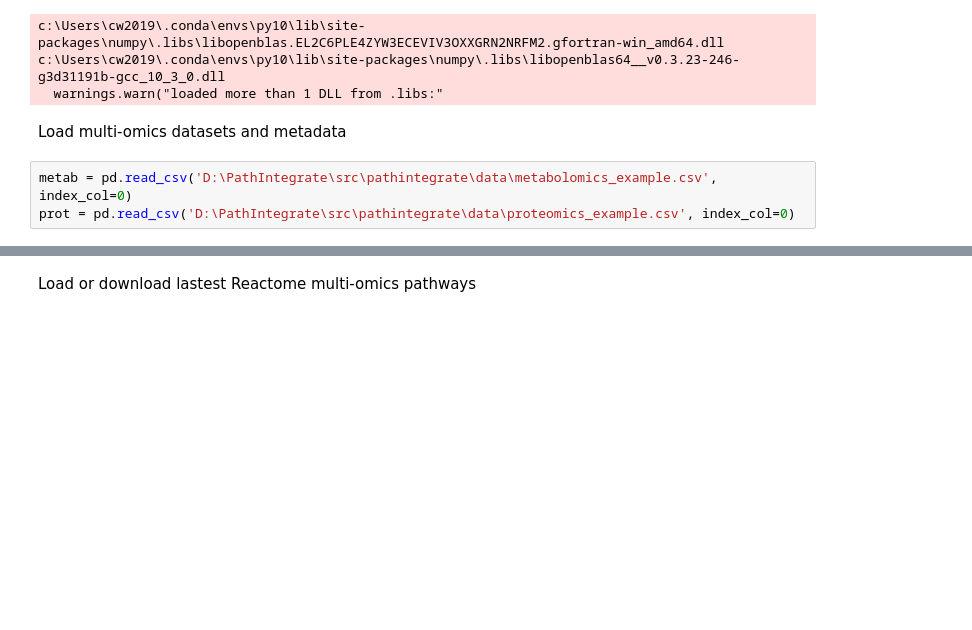
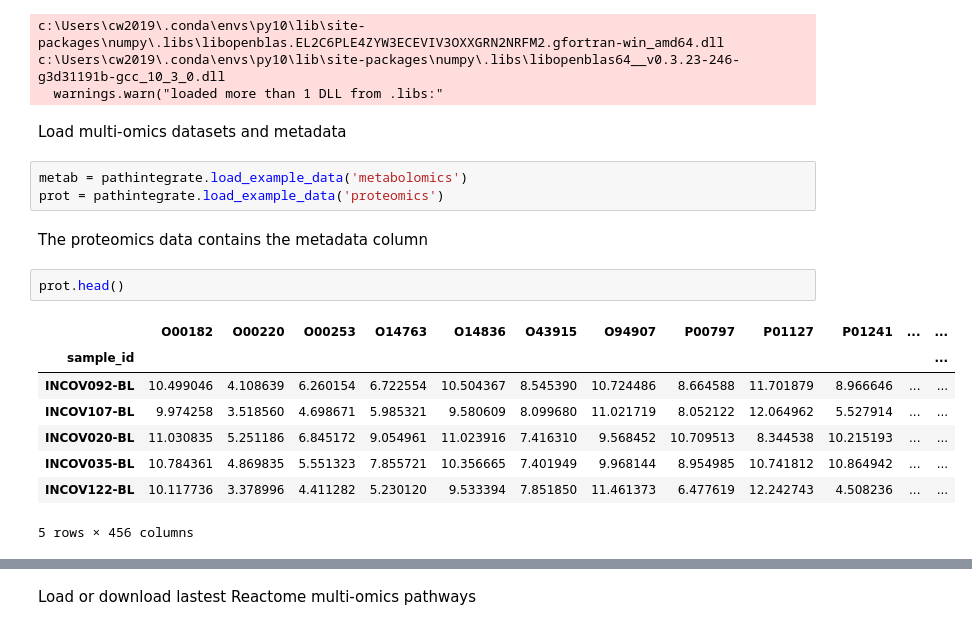
Before and after one commit to cwieder/PathIntegrate, a Jupyter notebook: quickstart.ipynb, the cells around one changed output, grey strips where cells are left out. Saved outputs shown, nothing was run; the diff lists cells and outputs as text; blank space fills up the shorter version.

```diff
--- a/quickstart.ipynb
+++ b/quickstart.ipynb
@@ -36,6 +38,19 @@ c:\Users\cw2019\.conda\envs\py10\lib\site-packages\numpy\.libs\libopenblas64__v0
   warnings.warn("loaded more than 1 DLL from .libs:"
 # %% [markdown]
 Load multi-omics datasets and metadata
-# %%
-metab = pd.read_csv('D:\PathIntegrate\src\pathintegrate\data\metabolomics_example.csv', index_col=0)
-prot = pd.read_csv('D:\PathIntegrate\src\pathintegrate\data\proteomics_example.csv', index_col=0)
+# %%
+metab = pathintegrate.load_example_data('metabolomics')
+prot = pathintegrate.load_example_data('proteomics')
+# %% [markdown]
+The proteomics data contains the metadata column
+# %%
+prot.head()
+# %% [output]
+|  | O00182 | O00220 | O00253 | O14763 | O14836 | O43915 | O94907 | P00797 | P01127 | P01241 | ... | ... |
+| sample_id |  |  |  |  |  |  |  |  |  |  |  | ... |
+| INCOV092-BL | 10.499046 | 4.108639 | 6.260154 | 6.722554 | 10.504367 | 8.545390 | 10.724486 | 8.664588 | 11.701879 | 8.966646 | ... | ... |
+| INCOV107-BL | 9.974258 | 3.518560 | 4.698671 | 5.985321 | 9.580609 | 8.099680 | 11.021719 | 8.052122 | 12.064962 | 5.527914 | ... | ... |
+| INCOV020-BL | 11.030835 | 5.251186 | 6.845172 | 9.054961 | 11.023916 | 7.416310 | 9.568452 | 10.709513 | 8.344538 | 10.215193 | ... | ... |
+| INCOV035-BL | 10.784361 | 4.869835 | 5.551323 | 7.855721 | 10.356665 | 7.401949 | 9.968144 | 8.954985 | 10.741812 | 10.864942 | ... | ... |
+| INCOV122-BL | 10.117736 | 3.378996 | 4.411282 | 5.230120 | 9.533394 | 7.851850 | 11.461373 | 6.477619 | 12.242743 | 4.508236 | ... | ... |
+5 rows × 456 columns
```
Also changed, not shown: parts of 22 cells of this notebook, 1 other file.
